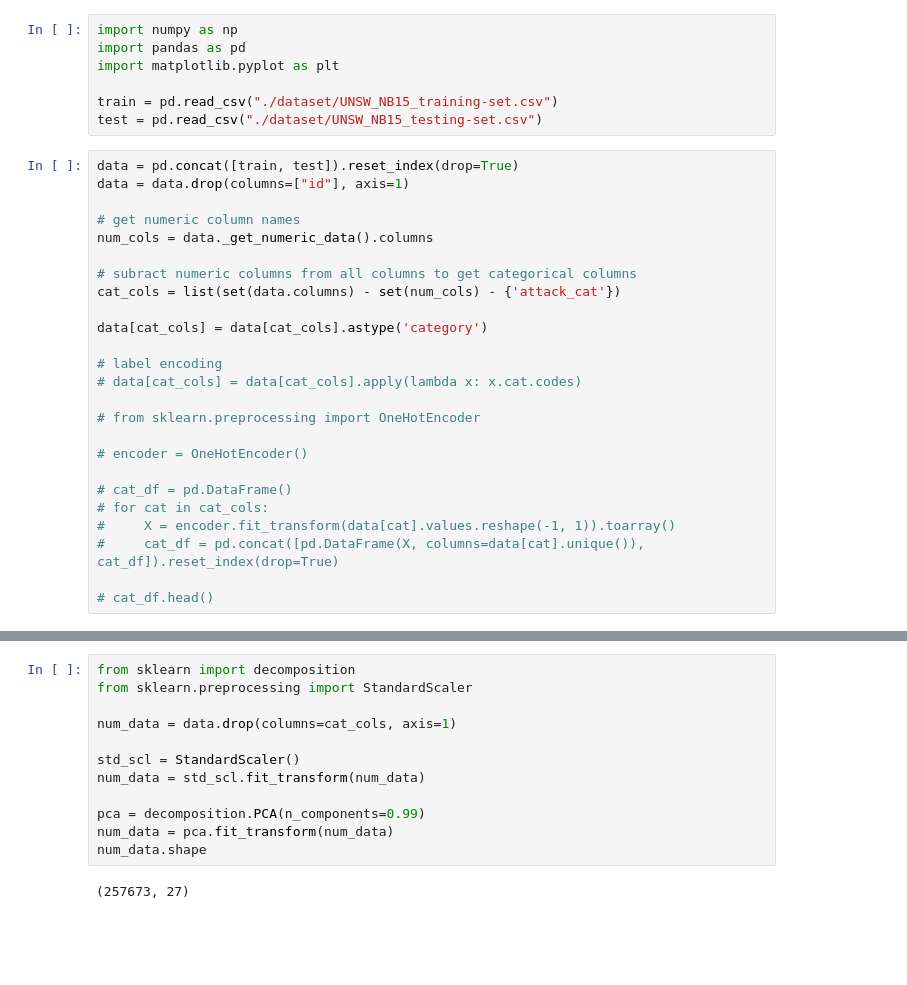
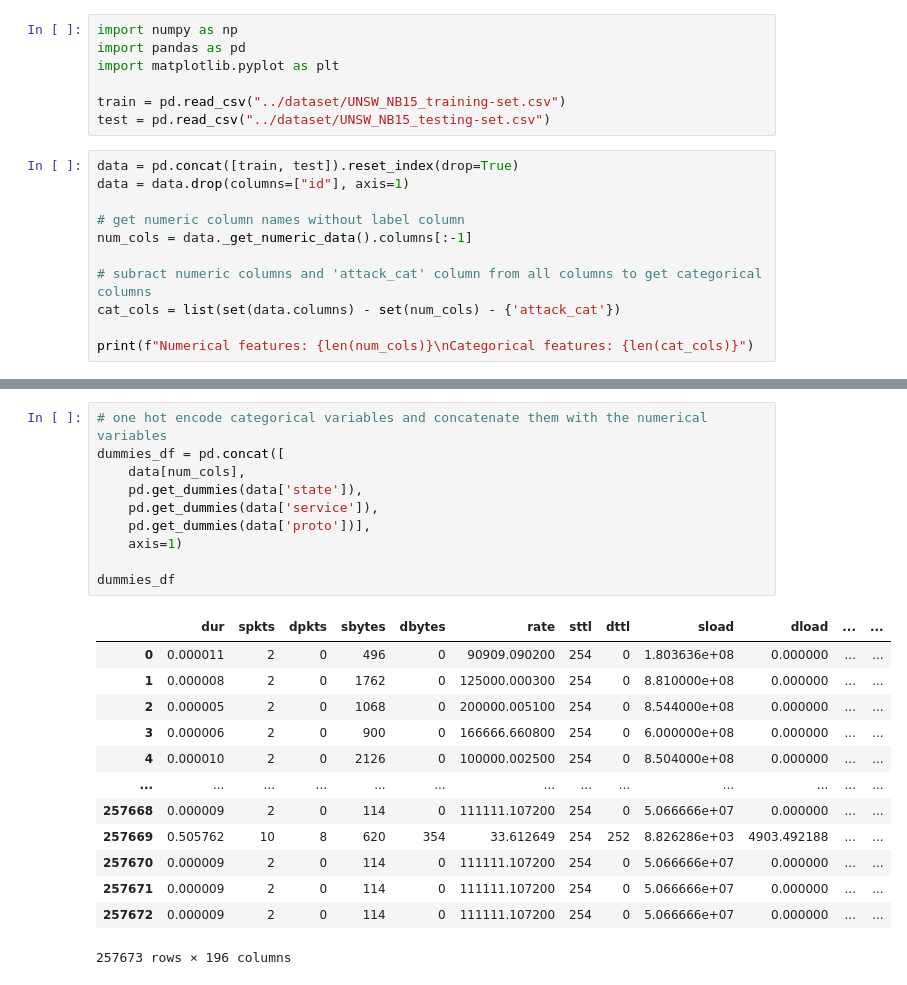
Before and after one commit to Janko-dev/ktai_ids, a Jupyter notebook: src/dnn_ids.ipynb, the cells around one changed output, grey strips where cells are left out. Cells and saved outputs as stored; diff of their text form; blank space fills up the shorter version.

```diff
--- a/src/dnn_ids.ipynb
+++ b/src/dnn_ids.ipynb
@@ -6,31 +6,17 @@ import numpy as np
 import pandas as pd
 import matplotlib.pyplot as plt
 
-train = pd.read_csv("./dataset/UNSW_NB15_training-set.csv")
-test = pd.read_csv("./dataset/UNSW_NB15_testing-set.csv")
+train = pd.read_csv("../dataset/UNSW_NB15_training-set.csv")
+test = pd.read_csv("../dataset/UNSW_NB15_testing-set.csv")
 # %%
 data = pd.concat([train, test]).reset_index(drop=True)
 data = data.drop(columns=["id"], axis=1)
 
-# get numeric column names
-num_cols = data._get_numeric_data().columns
+# get numeric column names without label column
+num_cols = data._get_numeric_data().columns[:-1]
 
-# subract numeric columns from all columns to get categorical columns
+# subract numeric columns and 'attack_cat' column from all columns to get categorical columns
 cat_cols = list(set(data.columns) - set(num_cols) - {'attack_cat'})
 
-data[cat_cols] = data[cat_cols].astype('category')
-
-# label encoding
-# data[cat_cols] = data[cat_cols].apply(lambda x: x.cat.codes)
-
-# from sklearn.preprocessing import OneHotEncoder
-
-# encoder = OneHotEncoder()
-
-# cat_df = pd.DataFrame()
-# for cat in cat_cols:
-#     X = encoder.fit_transform(data[cat].values.reshape(-1, 1)).toarray()
-#     cat_df = pd.concat([pd.DataFrame(X, columns=data[cat].unique()), cat_df]).reset_index(drop=True)
-
-# cat_df.head()
+print(f"Numerical features: {len(num_cols)}\nCategorical features: {len(cat_cols)}")
 # %% [output]
@@ -73,14 +25,24 @@ data[cat_cols]
-# %%
-from sklearn import decomposition
-from sklearn.preprocessing import StandardScaler
-
-num_data = data.drop(columns=cat_cols, axis=1)
-
-std_scl = StandardScaler()
-num_data = std_scl.fit_transform(num_data)
-
-pca = decomposition.PCA(n_components=0.99)
-num_data = pca.fit_transform(num_data)
-num_data.shape
-# %% [output]
-(257673, 27)
+# %%
+# one hot encode categorical variables and concatenate them with the numerical variables
+dummies_df = pd.concat([
+    data[num_cols],
+    pd.get_dummies(data['state']),
+    pd.get_dummies(data['service']),
+    pd.get_dummies(data['proto'])],
+    axis=1)
+
+dummies_df
+# %% [output]
+|  | dur | spkts | dpkts | sbytes | dbytes | rate | sttl | dttl | sload | dload | ... | ... |
+| 0 | 0.000011 | 2 | 0 | 496 | 0 | 90909.090200 | 254 | 0 | 1.803636e+08 | 0.000000 | ... | ... |
+| 1 | 0.000008 | 2 | 0 | 1762 | 0 | 125000.000300 | 254 | 0 | 8.810000e+08 | 0.000000 | ... | ... |
+| 2 | 0.000005 | 2 | 0 | 1068 | 0 | 200000.005100 | 254 | 0 | 8.544000e+08 | 0.000000 | ... | ... |
+| 3 | 0.000006 | 2 | 0 | 900 | 0 | 166666.660800 | 254 | 0 | 6.000000e+08 | 0.000000 | ... | ... |
+| 4 | 0.000010 | 2 | 0 | 2126 | 0 | 100000.002500 | 254 | 0 | 8.504000e+08 | 0.000000 | ... | ... |
+| ... | ... | ... | ... | ... | ... | ... | ... | ... | ... | ... | ... | ... |
+| 257668 | 0.000009 | 2 | 0 | 114 | 0 | 111111.107200 | 254 | 0 | 5.066666e+07 | 0.000000 | ... | ... |
+| 257669 | 0.505762 | 10 | 8 | 620 | 354 | 33.612649 | 254 | 252 | 8.826286e+03 | 4903.492188 | ... | ... |
+| 257670 | 0.000009 | 2 | 0 | 114 | 0 | 111111.107200 | 254 | 0 | 5.066666e+07 | 0.000000 | ... | ... |
+| 257671 | 0.000009 | 2 | 0 | 114 | 0 | 111111.107200 | 254 | 0 | 5.066666e+07 | 0.000000 | ... | ... |
+| 257672 | 0.000009 | 2 | 0 | 114 | 0 | 111111.107200 | 254 | 0 | 5.066666e+07 | 0.000000 | ... | ... |
+257673 rows × 196 columns
```
Also changed, not shown: parts of 14 cells of this notebook, 2 other files.
